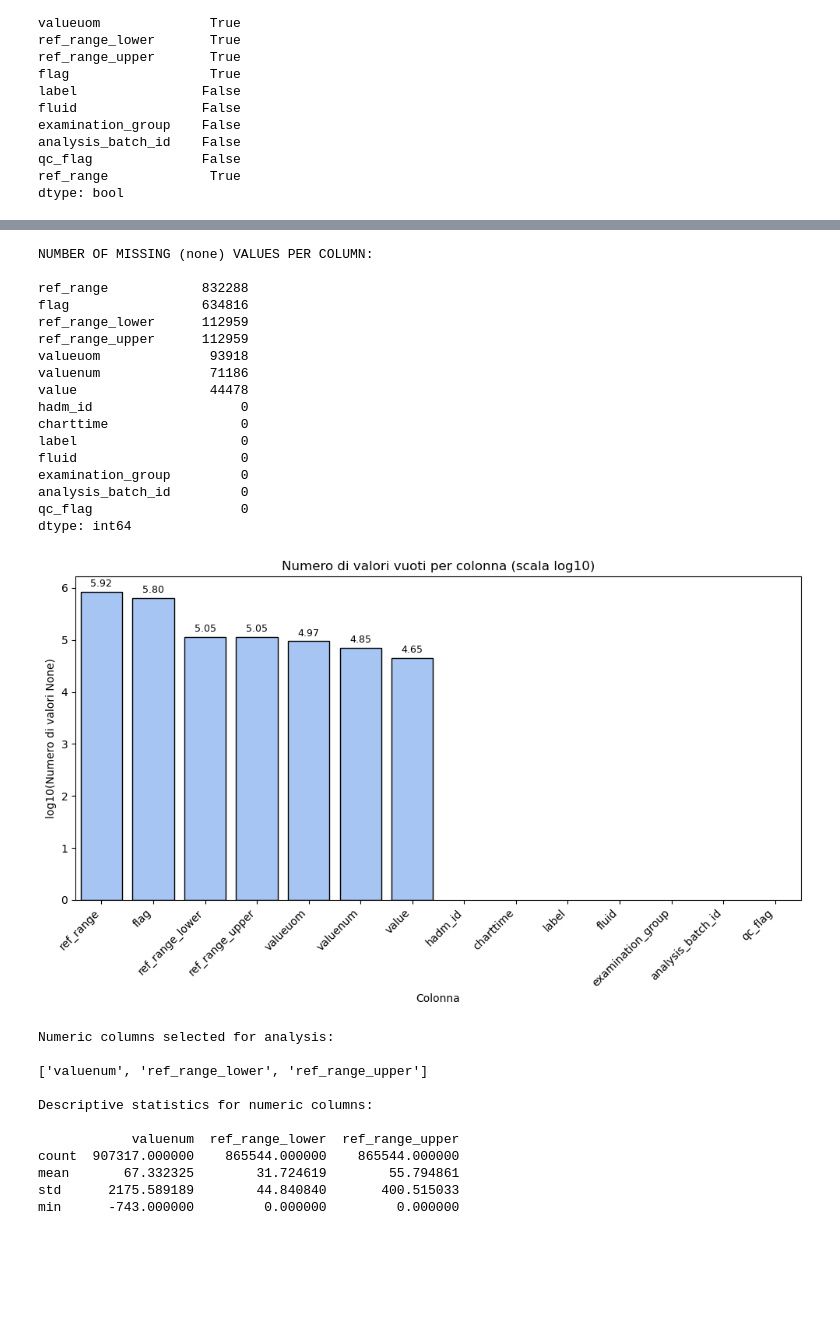
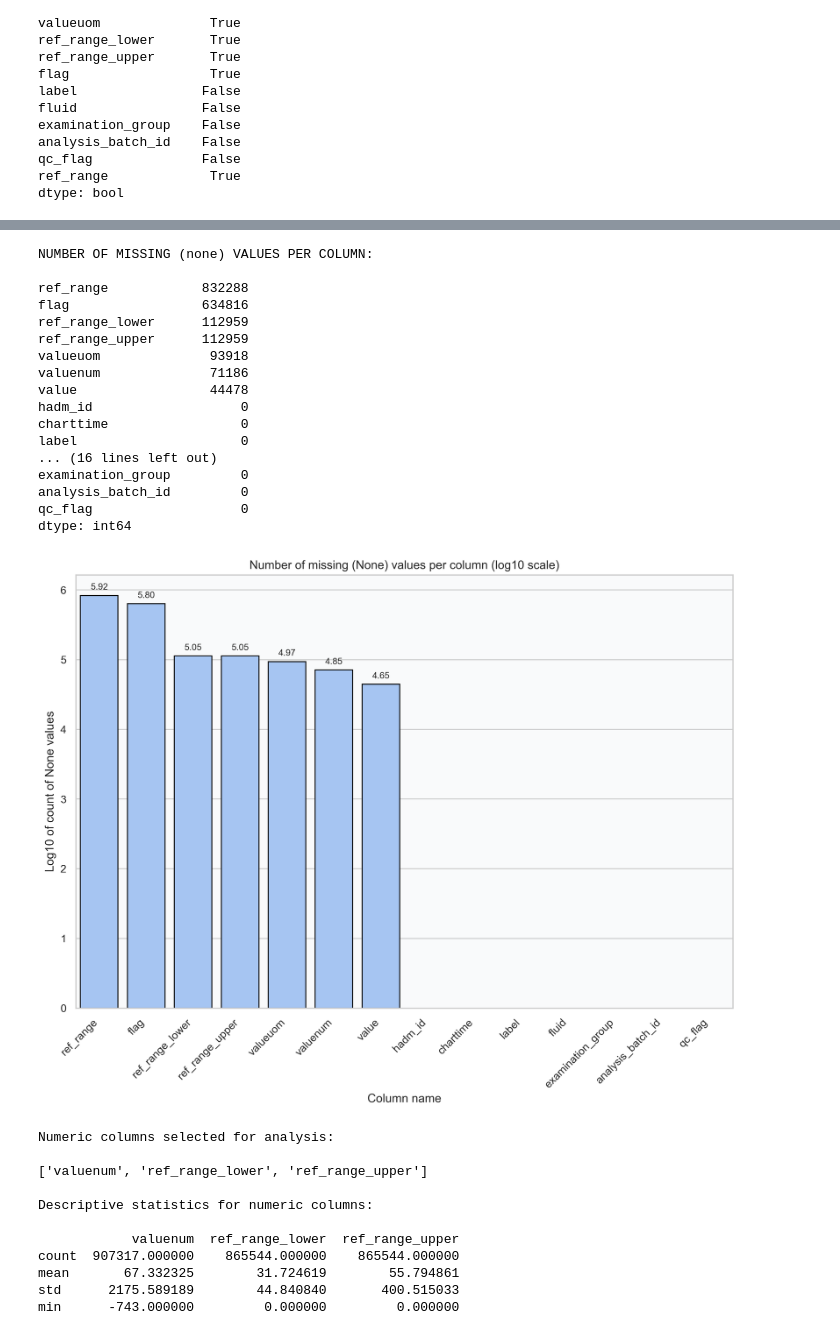
Before and after one commit to TommyTokk/DA4DH, a Jupyter notebook: notebooks/DataUnderstanding/data_understanding_2.ipynb, the cells around one changed output, grey strips where cells are left out. Cells and saved outputs as stored; diff of their text form; code cells hidden in the pictures; blank space fills up the shorter version.

Commit message:
feat: Fixing plots on data_understandin_2

```diff
--- a/notebooks/DataUnderstanding/data_understanding_2.ipynb
+++ b/notebooks/DataUnderstanding/data_understanding_2.ipynb
@@ -157,39 +159,39 @@ none_counts_log = np.log10(none_counts.replace(0, np.nan))
 none_df = none_counts_log.reset_index()
 none_df.columns = ["column", "log10_count"]
 
-fig, ax = plt.subplots(figsize=(10,6))
+fig, ax = plt.subplots(figsize=(10,8), dpi=300)
 sns.barplot(data=none_df, x="column", y="log10_count", color="#99c2ff", edgecolor="black")
 
-plt.title("Numero di valori vuoti per colonna (scala log10)")
-plt.xlabel("Colonna")
-plt.ylabel("log10(Numero di valori None)")
+plt.title("Number of missing (None) values per column (log10 scale)")
+plt.xlabel("Column name")
+plt.ylabel("Log10 of count of None values")
 plt.xticks(rotation=45, ha="right")
 plt.tight_layout()
 # Add value labels on top of bars
 for i, v in enumerate(none_df["log10_count"]):
     if not np.isnan(v):  # evita etichette per colonne senza None
         ax.text(i, v + max(none_df["log10_count"]) * 0.01,
                 f"{v:.2f}", ha="center", va="bottom", fontsize=9)
 plt.show()
 # %% [output]
 NUMBER OF MISSING (none) VALUES PER COLUMN:
 
 ref_range            832288
 flag                 634816
 ref_range_lower      112959
 ref_range_upper      112959
 valueuom              93918
 valuenum              71186
 value                 44478
 hadm_id                   0
 charttime                 0
 label                     0
-fluid                     0
+... (16 lines left out)
 examination_group         0
 analysis_batch_id         0
 qc_flag                   0
 dtype: int64
-[figure, old version]
+[figure, new version]
 # %%
 numeric_cols = du.get_numeric_cols(data_frame)
 
```
Also changed, not shown: parts of 12 cells of this notebook.
